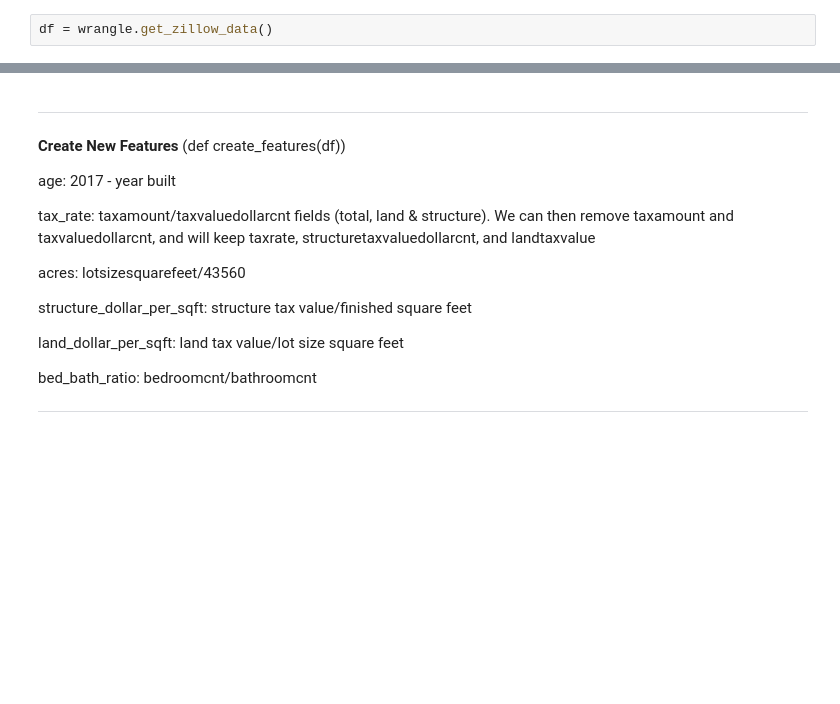
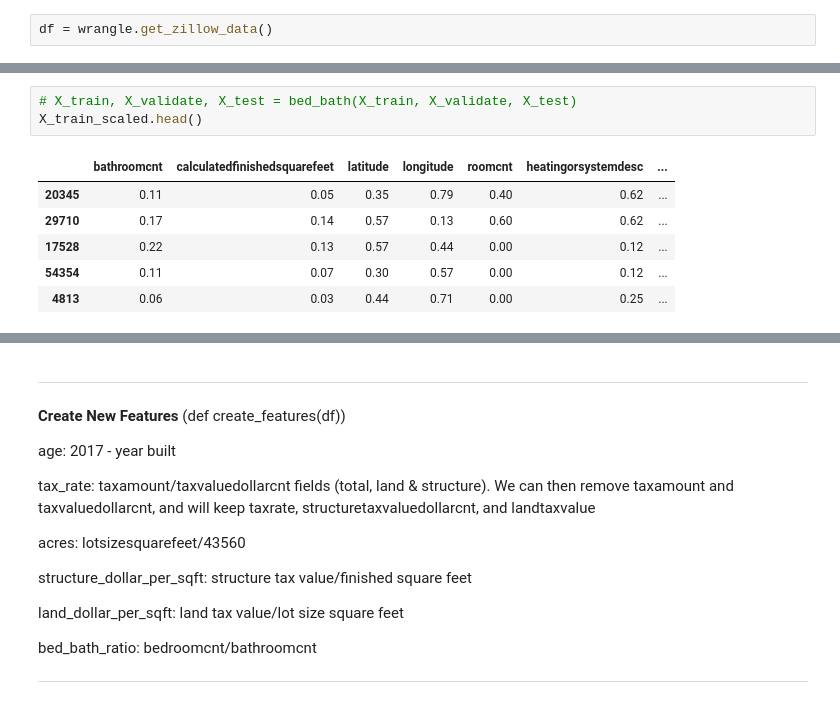
Before and after one commit to CSolitaire/clustering-exercises, a Jupyter notebook: project_exploration_test.ipynb, the cells around one changed output, grey strips where cells are left out. Drawn from its saved outputs; the diff is of its cells as text; blank space fills up the shorter version.

```diff
--- a/project_exploration_test.ipynb
+++ b/project_exploration_test.ipynb
@@ -371,0 +443,10 @@ X_train_scaled.info()
+# %%
+# X_train, X_validate, X_test = bed_bath(X_train, X_validate, X_test)
+X_train_scaled.head()
+# %% [output]
+|  | bathroomcnt | calculatedfinishedsquarefeet | latitude | longitude | roomcnt | heatingorsystemdesc | ... |
+| 20345 | 0.11 | 0.05 | 0.35 | 0.79 | 0.40 | 0.62 | ... |
+| 29710 | 0.17 | 0.14 | 0.57 | 0.13 | 0.60 | 0.62 | ... |
+| 17528 | 0.22 | 0.13 | 0.57 | 0.44 | 0.00 | 0.12 | ... |
+| 54354 | 0.11 | 0.07 | 0.30 | 0.57 | 0.00 | 0.12 | ... |
+| 4813 | 0.06 | 0.03 | 0.44 | 0.71 | 0.00 | 0.25 | ... |
```
Also changed, not shown: parts of 5 cells of this notebook, 1 other file.
